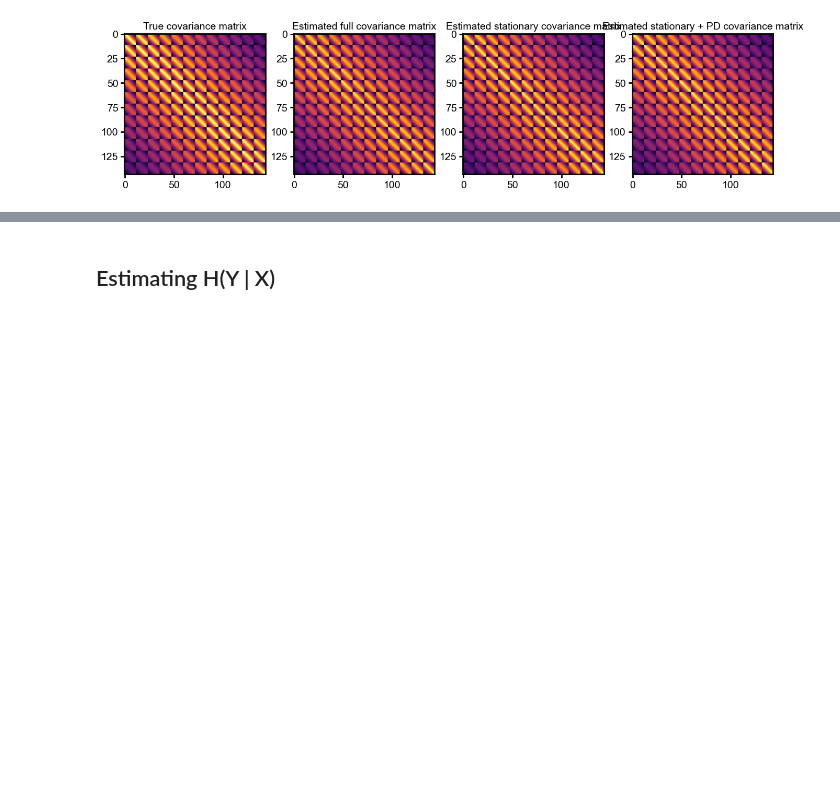
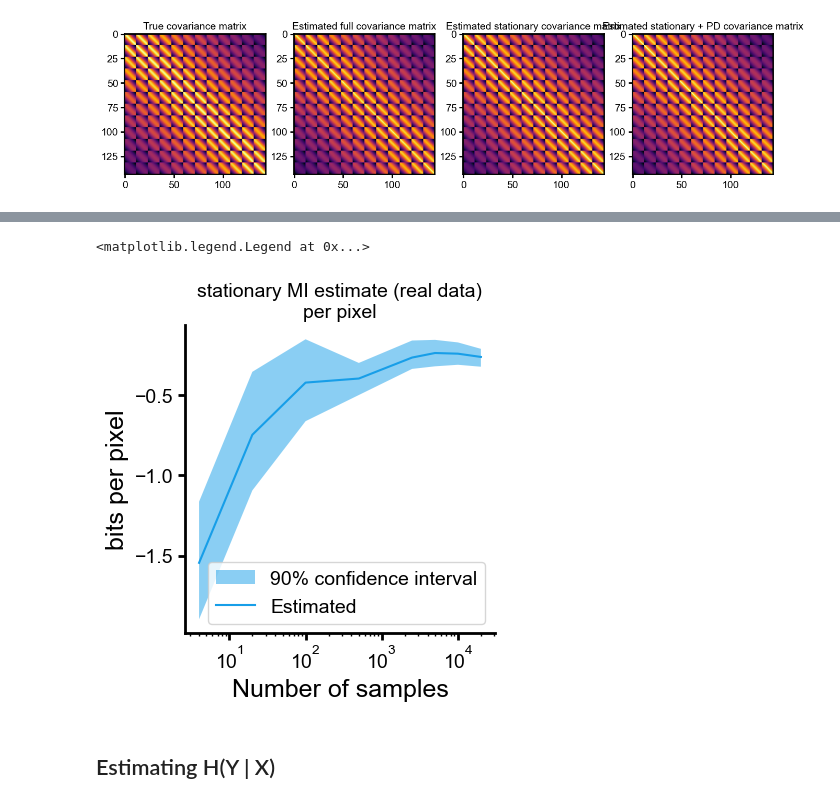
Before and after one commit to Waller-Lab/EncodingInformation, a Jupyter notebook: modeling_and_mi_estimation/MI_estimator_consistency.ipynb, the cells around one changed output, grey strips where cells are left out. Drawn from its saved outputs; the diff is of its cells as text; code cells hidden in the pictures; blank space fills up the shorter version.

```diff
--- a/modeling_and_mi_estimation/MI_estimator_consistency.ipynb
+++ b/modeling_and_mi_estimation/MI_estimator_consistency.ipynb
@@ -267,3 +270,28 @@ Text(0.5, 1.0, 'Estimated stationary + PD covariance matrix')
+# %%
+stationary_mi_estimates_mean = []
+stationary_mi_estimates_conf_int = []
+for num_to_use in tqdm(num_samples_to_use):
+    # estimate MI using stationary estimator
+    mean, conf_int = run_bootstrap(patches[:num_to_use],
+                    num_bootstrap_samples=num_bootstrap_samples, confidence_interval=confidence_interval, estimation_fn=
+                    lambda noisy_images: estimate_mutual_information(noisy_images, use_stationary_model=True,
+                     eigenvalue_floor=ev_floor ) )
+    stationary_mi_estimates_mean.append(mean)
+    stationary_mi_estimates_conf_int.append(conf_int)
+
+stationary_mi_estimates_conf_int = np.array(stationary_mi_estimates_conf_int)
+stationary_mi_estimates_mean = np.array(stationary_mi_estimates_mean)
+
+
+fig, ax = plt.subplots(1, 1, figsize=(4, 4))
+ax.fill_between(num_samples_to_use, stationary_mi_estimates_conf_int[:,0], stationary_mi_estimates_conf_int[:,1], alpha=0.5, label=f'{confidence_interval}% confidence interval')
+ax.semilogx(num_samples_to_use, stationary_mi_estimates_mean, label='Estimated')
+ax.set(xlabel='Number of samples', title='stationary MI estimate (real data)\nper pixel', ylabel='bits per pixel')
+clear_spines(ax)
+ax.legend()
+# %% [output]
+<matplotlib.legend.Legend at 0x...>
+[figure, added]
 # %% [markdown]
 ## Estimating H(Y | X)
 # %% [markdown]
```
Also changed, not shown: parts of 8 cells of this notebook, 8 other files.
